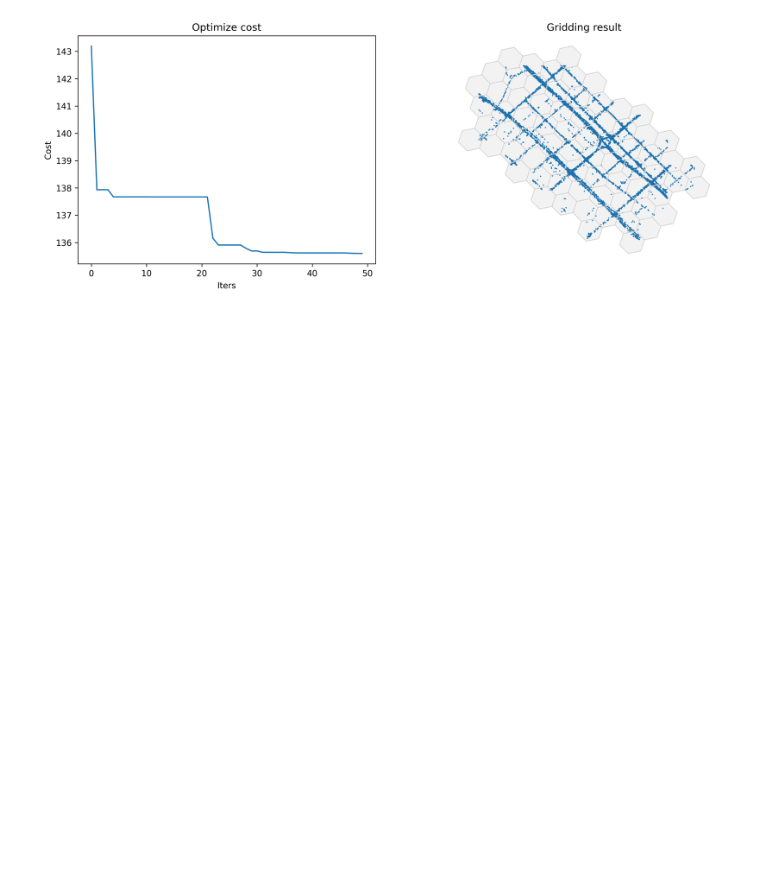
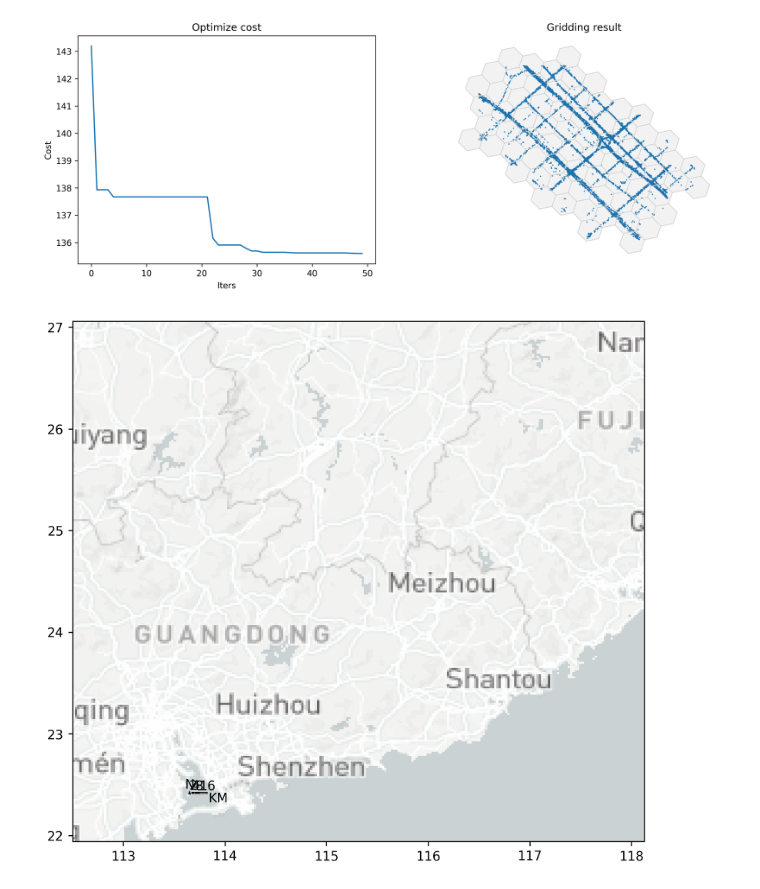
Before and after one commit to ni1o1/transbigdata, a Jupyter notebook: example/Example 6-Optimize grid params.ipynb, the cells around one changed output. Saved outputs shown, nothing was run; the diff lists cells and outputs as text; code cells hidden in the pictures; blank space fills up the shorter version.

```diff
--- a/example/Example 6-Optimize grid params.ipynb
+++ b/example/Example 6-Optimize grid params.ipynb
@@ -125,3 +125,18 @@ params_optimized = tbd.grid_params_optimize(tripdata,
 Optimized index centerdist: 135.60103782128888
 Optimized gridding params: {'slon': 113.60043088516572, 'slat': 22.400303375881162, 'deltalon': 0.0019891451969749397, 'deltalat': 0.0018357313884130575, 'theta': 17.62535531106509, 'method': 'hexa'}
 [figure]
+# %%
+import transbigdata as tbd
+import matplotlib.pyplot as plt
+
+
+
+bounds = [113.6, 22.4, 114.8, 22.9]
+_ = plt.figure(1, (8, 8), dpi=250)
+ax = plt.subplot(111)
+tbd.plot_map(plt,bounds,zoom = 6,style = 4)
+tbd.plotscale(ax, bounds=bounds, textsize=10, compasssize=1,
+                accuracy=2000, rect=[0.06, 0.03], zorder=10)
+plt.show()
+# %% [output]
+[figure, added]
```
Also changed, not shown: 1 other file.
